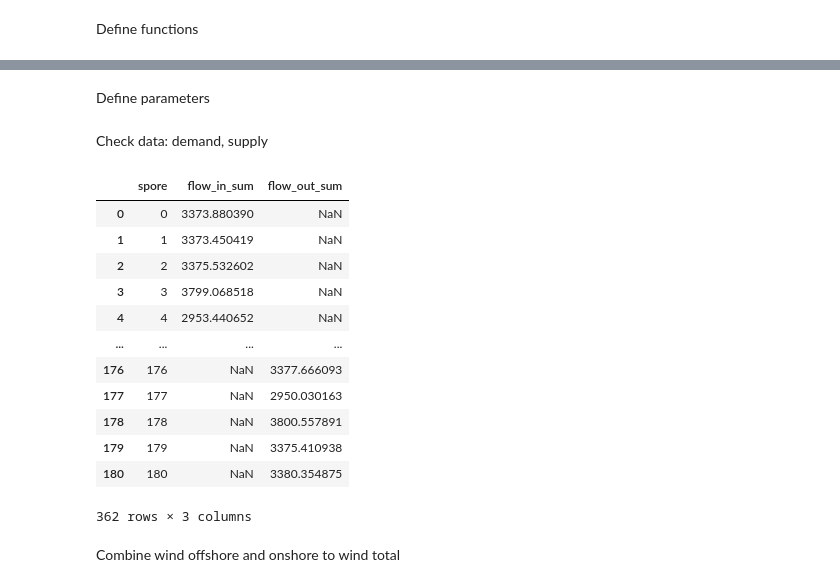
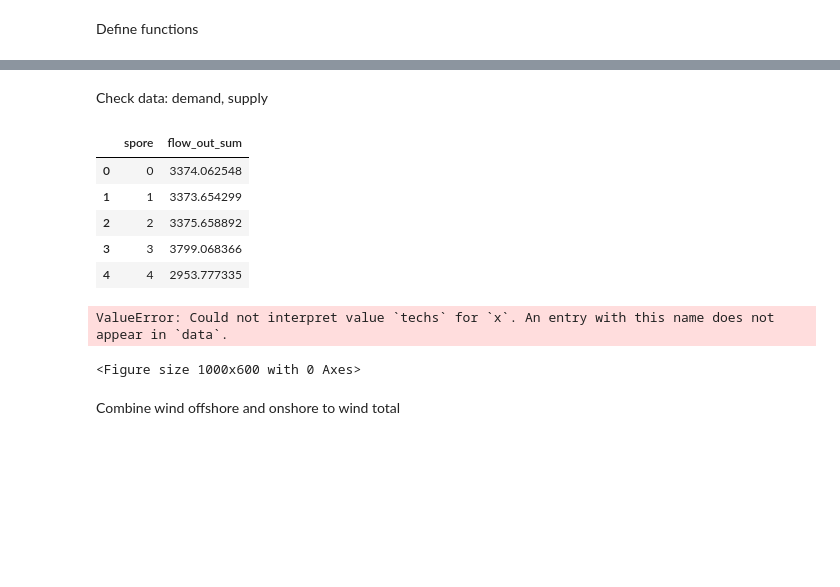
Before and after one commit to gnawin/mgaPlots, a Jupyter notebook: plot.ipynb, the cells around one changed output, grey strips where cells are left out. Saved outputs shown, nothing was run; the diff lists cells and outputs as text; code cells hidden in the pictures; blank space fills up the shorter version.

```diff
--- a/plot.ipynb
+++ b/plot.ipynb
@@ -127,2 +189,0 @@ optional_arg
-# %% [markdown]
-Define parameters
@@ -138,28 +192,27 @@ Check data: demand, supply
 # %%
 file_name = "slack-15"
 metric_names = ['flow_in_sum', 'flow_out_sum']
 dfs = []
 for metric_name in metric_names:
     df = read_csv(file_name, metric_name)
     carrier_of_interest = ['hydrogen']
-    aggregated_df_c = filter_by_carrier(df, metric_name, carrier_of_interest, total=True)
+    aggregated_df_c = filter_by_carrier(df, metric_name, carrier_of_interest, total=False) #NOTE:change total to True to get total capacity
     dfs.append(aggregated_df_c)
 
 combined_df = pd.concat(dfs)
+aggregated_df_c.head()
 # %% [output]
-|  | spore | flow_in_sum | flow_out_sum |
-| 0 | 0 | 3373.880390 | NaN |
-| 1 | 1 | 3373.450419 | NaN |
-| 2 | 2 | 3375.532602 | NaN |
-| 3 | 3 | 3799.068518 | NaN |
-| 4 | 4 | 2953.440652 | NaN |
-| ... | ... | ... | ... |
-| 176 | 176 | NaN | 3377.666093 |
-| 177 | 177 | NaN | 2950.030163 |
-| 178 | 178 | NaN | 3800.557891 |
-| 179 | 179 | NaN | 3375.410938 |
-| 180 | 180 | NaN | 3380.354875 |
+|  | spore | flow_out_sum |
+| 0 | 0 | 3374.062548 |
+| 1 | 1 | 3373.654299 |
+| 2 | 2 | 3375.658892 |
+| 3 | 3 | 3799.068366 |
+| 4 | 4 | 2953.777335 |
-362 rows × 3 columns
+# %%
+plot_distribution(combined_df, metric_names[0], file_name, tech_color_dict=False)
+# %% [output]
+ValueError: Could not interpret value `techs` for `x`. An entry with this name does not appear in `data`.
+<Figure size 1000x600 with 0 Axes>
 # %% [markdown]
 Combine wind offshore and onshore to wind total
 # %%
```
Also changed, not shown: parts of 11 cells of this notebook.
